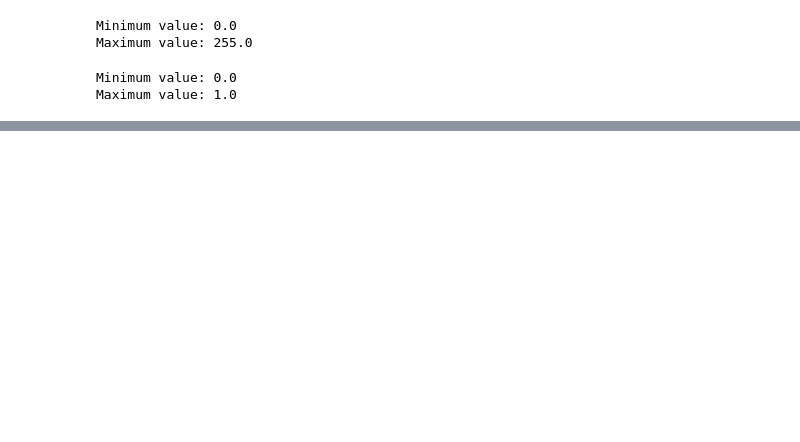
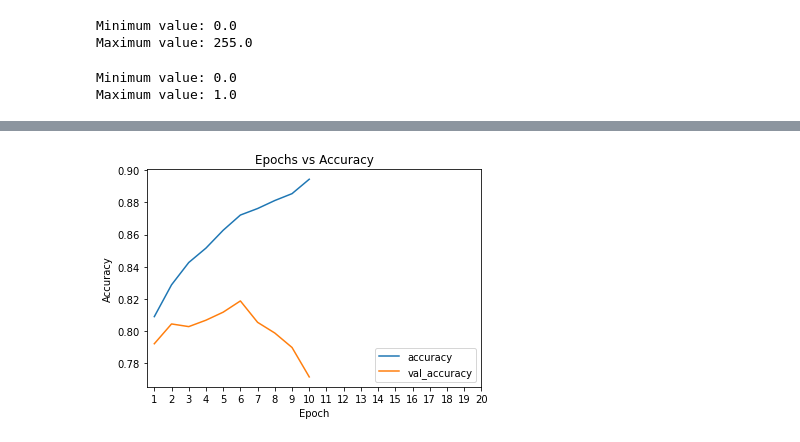
Before and after one commit to phoenix-w/BA885-Image-Classification, a Jupyter notebook: Deliverable02_Tuning.ipynb, the cells around one changed output, grey strips where cells are left out. Drawn from its saved outputs; the diff is of its cells as text; code cells hidden in the pictures; blank space fills up the shorter version.

```diff
--- a/Deliverable02_Tuning.ipynb
+++ b/Deliverable02_Tuning.ipynb
@@ -198,0 +219,11 @@ Epoch 10/10
+# %%
+# Here is the code to visualize the accuracy values
+sns.lineplot(x=range(1,11),y=history.history['accuracy'])
+sns.lineplot(x=range(1,11),y=history.history['val_accuracy'])
+plt.legend(loc='lower right',labels=['accuracy','val_accuracy'])
+plt.title('Epochs vs Accuracy')
+plt.xlabel('Epoch')
+plt.ylabel('Accuracy')
+plt.xticks(ticks=range(1,21));
+# %% [output]
+[figure, added]
```
Also changed, not shown: parts of 17 cells of this notebook.
